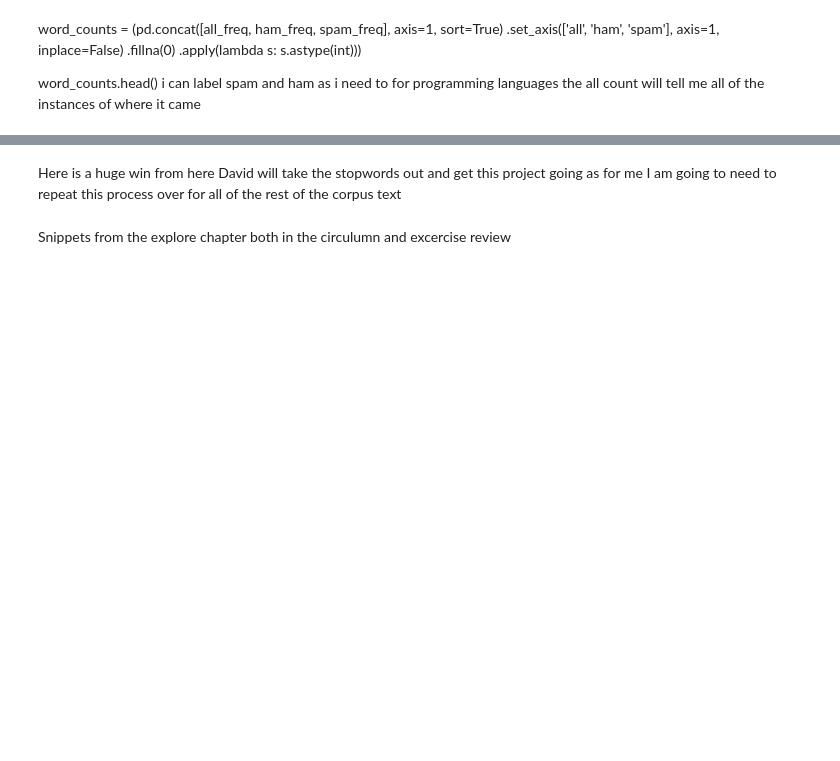
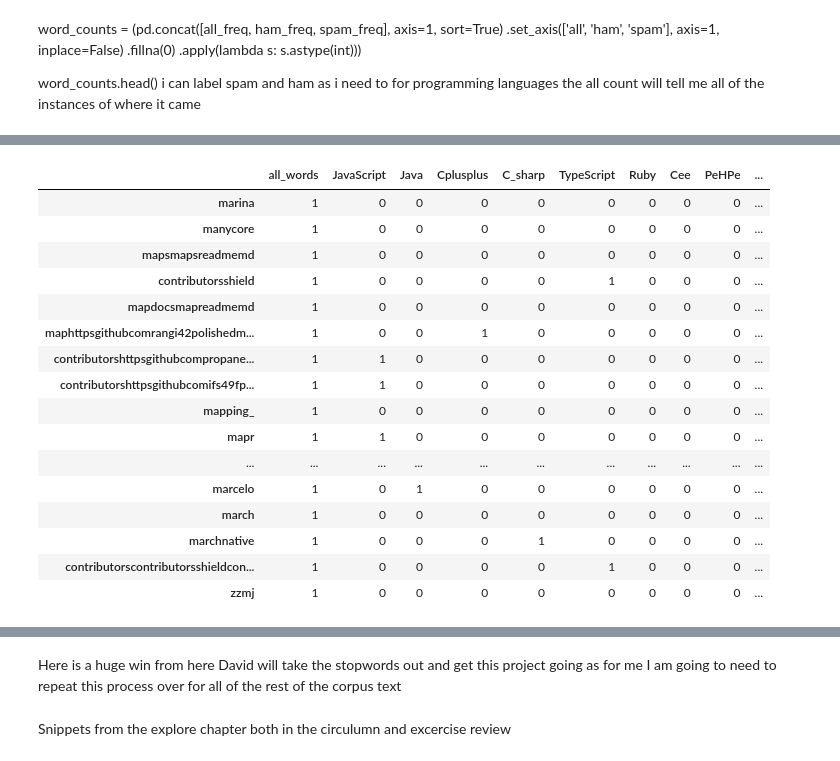
Before and after one commit to Lindsey-Melkozerov-Mitchell/project_repo, a Jupyter notebook: Vfolder/scratch.ipynb, the cells around one changed output, grey strips where cells are left out. Cells and saved outputs as stored; diff of their text form; code cells hidden in the pictures; blank space fills up the shorter version.

```diff
--- a/Vfolder/scratch.ipynb
+++ b/Vfolder/scratch.ipynb
@@ -512,3 +308,23 @@ word_counts.sort_values(by='all_words', ascending=False).head(20)
 | file | 318 | 68 | 47 | 35 | 15 | 5 | 13 | 20 | 0 | ... |
 | test | 309 | 92 | 12 | 15 | 18 | 9 | 21 | 25 | 4 | ... |
 | make | 305 | 50 | 31 | 37 | 8 | 17 | 14 | 17 | 0 | ... |
+# %%
+word_counts.sort_values(by='all_words', ascending=False).tail(20)
+# %% [output]
+|  | all_words | JavaScript | Java | Cplusplus | C_sharp | TypeScript | Ruby | Cee | PeHPe | ... |
+| marina | 1 | 0 | 0 | 0 | 0 | 0 | 0 | 0 | 0 | ... |
+| manycore | 1 | 0 | 0 | 0 | 0 | 0 | 0 | 0 | 0 | ... |
+| mapsmapsreadmemd | 1 | 0 | 0 | 0 | 0 | 0 | 0 | 0 | 0 | ... |
+| contributorsshield | 1 | 0 | 0 | 0 | 0 | 1 | 0 | 0 | 0 | ... |
+| mapdocsmapreadmemd | 1 | 0 | 0 | 0 | 0 | 0 | 0 | 0 | 0 | ... |
+| maphttpsgithubcomrangi42polishedm... | 1 | 0 | 0 | 1 | 0 | 0 | 0 | 0 | 0 | ... |
+| contributorshttpsgithubcompropane... | 1 | 1 | 0 | 0 | 0 | 0 | 0 | 0 | 0 | ... |
+| contributorshttpsgithubcomifs49fp... | 1 | 1 | 0 | 0 | 0 | 0 | 0 | 0 | 0 | ... |
+| mapping_ | 1 | 0 | 0 | 0 | 0 | 0 | 0 | 0 | 0 | ... |
+| mapr | 1 | 1 | 0 | 0 | 0 | 0 | 0 | 0 | 0 | ... |
+| ... | ... | ... | ... | ... | ... | ... | ... | ... | ... | ... |
+| marcelo | 1 | 0 | 1 | 0 | 0 | 0 | 0 | 0 | 0 | ... |
+| march | 1 | 0 | 0 | 0 | 0 | 0 | 0 | 0 | 0 | ... |
+| marchnative | 1 | 0 | 0 | 0 | 1 | 0 | 0 | 0 | 0 | ... |
+| contributorscontributorsshieldcon... | 1 | 0 | 0 | 0 | 0 | 1 | 0 | 0 | 0 | ... |
+| zzmj | 1 | 0 | 0 | 0 | 0 | 0 | 0 | 0 | 0 | ... |
```
Also changed, not shown: parts of 36 cells of this notebook.
